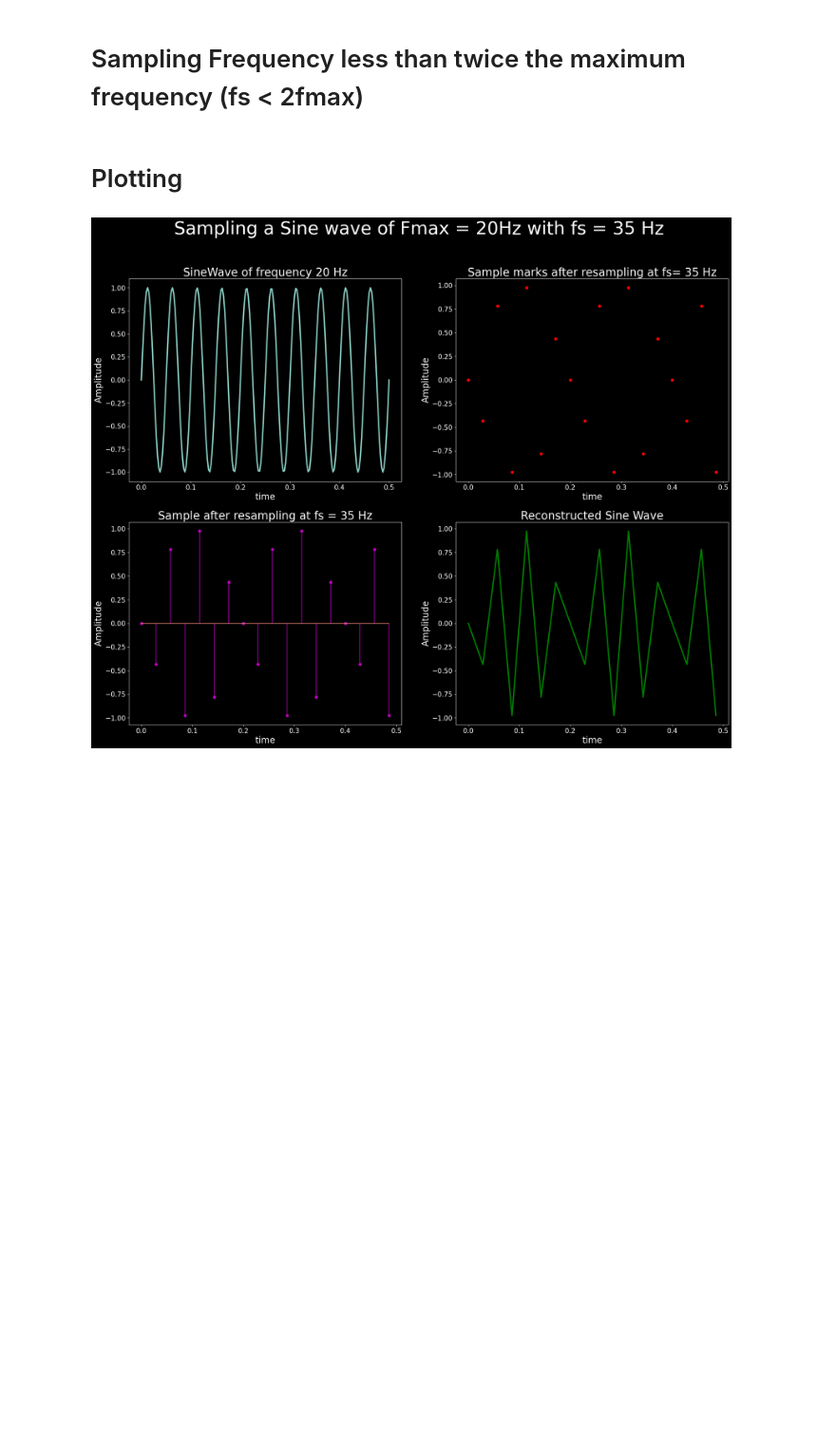
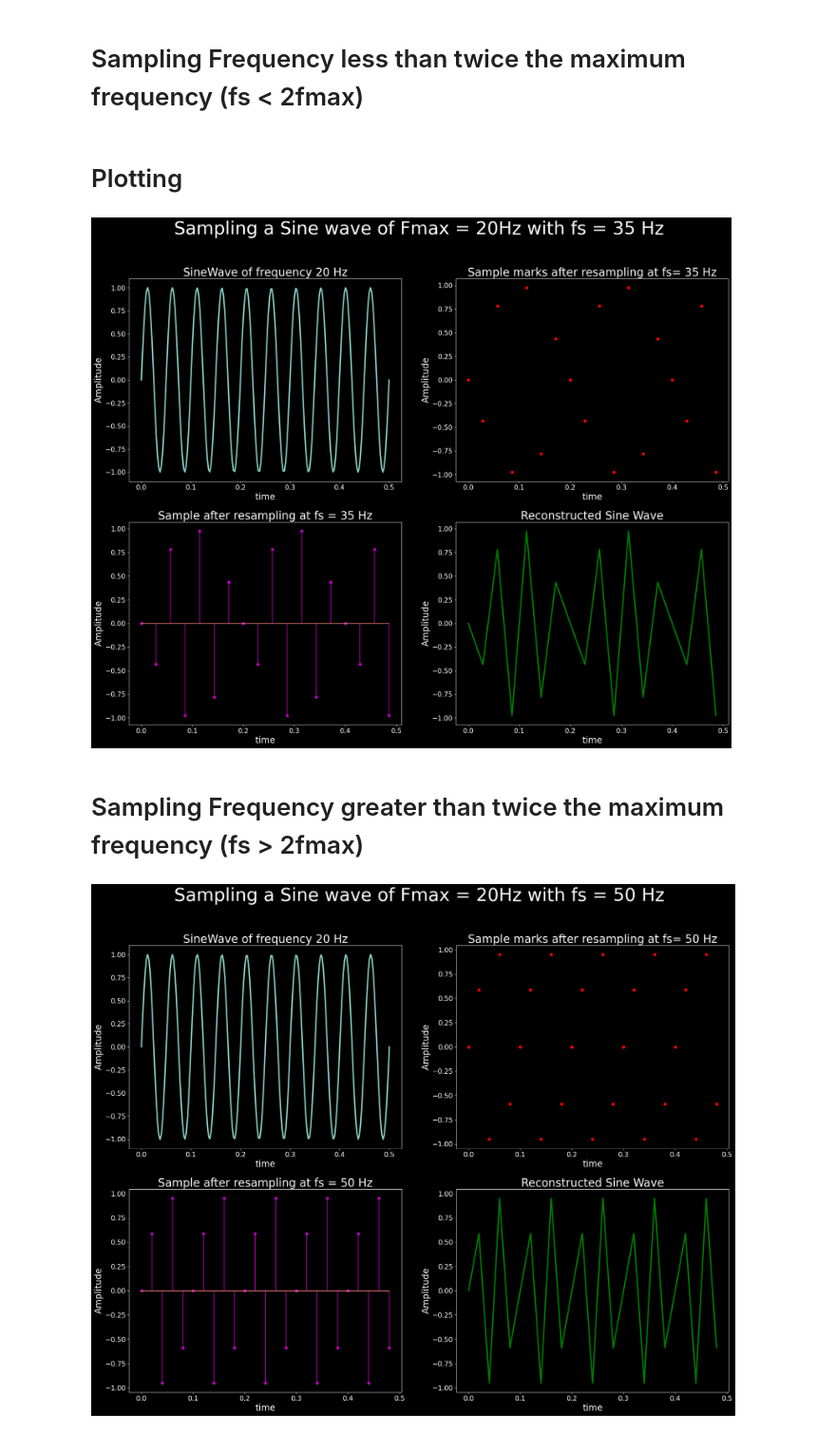
Before and after one commit to hbrandon15/ISP-with-Python, a Jupyter notebook: fundamentals_of_signal_processing/08_sampling_and_reconstruction.ipynb, the cells around one changed output. Shown at 95% size. Cells and saved outputs as stored; diff of their text form; code cells hidden in the pictures; blank space fills up the shorter version.

Commit message:
Add new plots to illustrate the difference in sampling by increasing the srate

```diff
--- a/fundamentals_of_signal_processing/08_sampling_and_reconstruction.ipynb
+++ b/fundamentals_of_signal_processing/08_sampling_and_reconstruction.ipynb
@@ -62,3 +62,58 @@ plt.ylabel('Amplitude', fontsize = 20)
 plt.show()
 # %% [output]
 [figure]
+# %% [markdown]
+# Sampling Frequency greater than twice the maximum frequency (fs > 2fmax)
+# %%
+f = 20; # Hz
+t = np.linspace(0,0.5,200)
+
+x1 = np.sin( 2 * np.pi * f * t) # continuous time
+
+srate = 50 # Hz.
+
+T = 1/srate
+
+n = np.arange(0, 0.5/T)
+
+nT = n*T
+
+x2 = np.sin(2 * np.pi * f *  nT) # Since for sampling t = nT (this is our discrete time signal)
+# %%
+plt.figure(figsize= (24, 18))
+plt.suptitle('Sampling a Sine wave of Fmax = 20Hz with fs = 50 Hz', fontsize = 40)
+style.use('dark_background')
+plt.rcParams['xtick.labelsize'] = 15
+plt.rcParams['ytick.labelsize'] = 15
+
+
+plt.subplot(2,2,1)
+plt.plot(t,x1,linewidth = 3)
+plt.title('SineWave of frequency 20 Hz', fontsize = 25)
+plt.xlabel('time', fontsize = 20)
+plt.ylabel('Amplitude', fontsize = 20)
+
+
+plt.subplot(2,2,2)
+plt.plot(nT,x2,'ro', linewidth = 3)
+plt.title('Sample marks after resampling at fs= 50 Hz', fontsize = 25)
+plt.xlabel('time', fontsize = 20)
+plt.ylabel('Amplitude', fontsize = 20)
+
+
+plt.subplot(2,2,3)
+plt.stem(nT,x2, 'm')
+plt.title('Sample after resampling at fs = 50 Hz', fontsize = 25)
+plt.xlabel('time', fontsize = 20)
+plt.ylabel('Amplitude', fontsize = 20)
+
+
+plt.subplot(2,2,4)
+plt.plot(nT,x2,'g-',linewidth = 3)
+plt.title('Reconstructed Sine Wave', fontsize = 25)
+plt.xlabel('time', fontsize = 20)
+plt.ylabel('Amplitude', fontsize = 20)
+
+plt.show()
+# %% [output]
+[figure, added]
```
Also changed, not shown: parts of 3 cells of this notebook.
